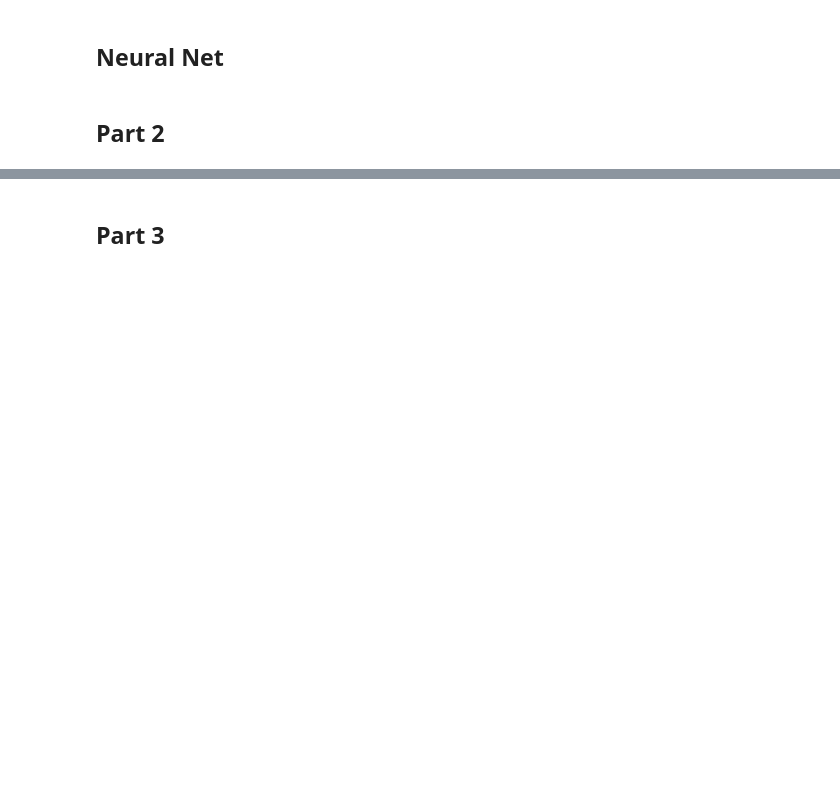
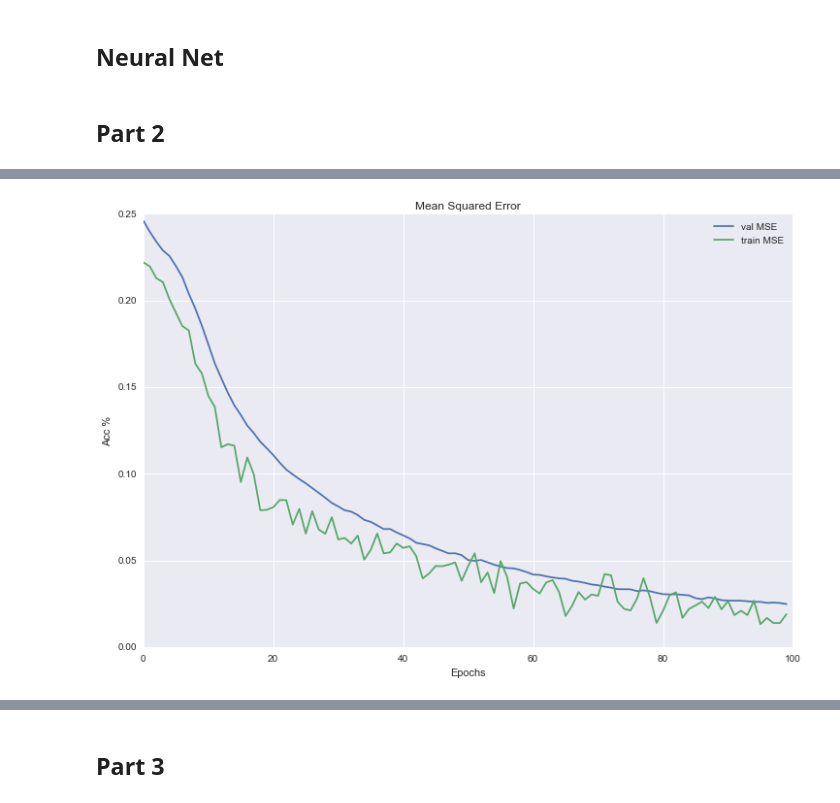
Before and after one commit to smwade/cs478, a Jupyter notebook: backprop/Untitled.ipynb, the cells around one changed output, grey strips where cells are left out. Drawn from its saved outputs; the diff is of its cells as text; code cells hidden in the pictures; blank space fills up the shorter version.

```diff
--- a/backprop/Untitled.ipynb
+++ b/backprop/Untitled.ipynb
@@ -32,8 +32,6 @@ class NeuralNet():
         params = {}
         params['W1'] = np.random.normal(scale=.1, size=(self.INPUT_DIM, self.HIDDEN_DIM))
         params['W2'] = np.random.normal(scale=.1, size=(self.HIDDEN_DIM, self.NUM_CLASSES))
-        #params['W1'] = np.ones((self.INPUT_DIM, self.HIDDEN_DIM))
-        #params['W2'] = np.ones((self.HIDDEN_DIM, self.NUM_CLASSES))
         params['b1'] = np.ones(self.HIDDEN_DIM)
         params['b2'] = np.ones(self.NUM_CLASSES)
         self.params = params
@@ -70,6 +68,8 @@ class NeuralNet():
         self.acc_hist_val = []
         self.num_hist_train = []
         self.num_hist_val = []
+        self.mse_hist_train = []
+        self.mse_hist_val = []
 
         if verbose: print('\nStarting Training:')
         for epoch in range(self.EPOCHS):
@@ -124,28 +124,31 @@ class NeuralNet():
             # Calculate the accuracy
             probs = np.exp(a2 - np.max(a2, axis=1, keepdims=True))
             probs /= np.sum(probs, axis=1, keepdims=True)
+            mse = mean_squared_error(probs, y_batch)
             y_pred = np.argmax(probs, axis=1)
             train_acc = np.mean(y_pred == y_batch_num)
             num_correct = np.sum(y_pred == y_batch_num)
             self.acc_hist_train.append(train_acc)
             self.num_hist_train.append(num_correct)
+            self.mse_hist_train.append(mse)
+
             if verbose: print("[{}] loss: {}, Acc: {}".format(epoch, loss, train_acc))
 
             # calc accuaracy on validation
             probs = self.predict(x_val, hard=False)
-            #mse = mean_squared_error(probs, y_val)
+            mse = mean_squared_error(probs, y_val)
             y_pred = np.argmax(probs, axis=1)
             train_acc = np.mean(y_pred == y_val_num)
             num_correct = np.sum(y_pred == y_val_num)
+            self.mse_hist_val.append(mse)
             self.acc_hist_val.append(train_acc)
             self.num_hist_val.append(num_correct)
 
             # Early stopping
-            past_acc = self.acc_hist_val[-5:]
-            if np.array_equal(past_acc[::-1], np.sort(past_acc)):
-                print("STOP")
-                print(past_acc)
-
+            past_acc = self.acc_hist_train[-self.EARLY_STOP:]
+            if np.array_equal(past_acc[::-1], np.sort(past_acc)) and len(past_acc) == self.EARLY_STOP:
+                if verbose: print("--- Early Stopping ---")
+                break
 
         self.params = params
         if verbose: print('\n---Completed Training---')
@@ -162,14 +165,6 @@ class NeuralNet():
             return np.argmax(probs, axis=1)
         return probs
 
-    def accuracy(self, x_test, y_test):
-        probs = self.predict(x_test)
-        y_pred = np.argmax(probs, axis=1)
-        return np.mean(y_pred == y_test)
-
-    def mse(self, x_test, y_test):
-        probs = self.predict(x_test)
-        return mean_squared_error(probs, y_test)
 
     def save_model(self, output):
         pickle.dump(self.params, open(output, 'wb'))
@@ -213,0 +208,13 @@ net.predict(x_test, y_test)
+# %%
+plt.figure(num=None, figsize=(12, 8), dpi=1000, facecolor='w', edgecolor='k')
+
+plt.plot(net.mse_hist_val, label='val MSE')
+plt.plot(net.mse_hist_train, label='train MSE')
+plt.legend()
+plt.title('Mean Squared Error')
+plt.xlabel('Epochs')
+plt.ylabel('Acc %')
+plt.savefig('mse.png')
+plt.show()
+# %% [output]
+[figure, added]
```
Also changed, not shown: parts of 8 cells of this notebook, 4 other files.
